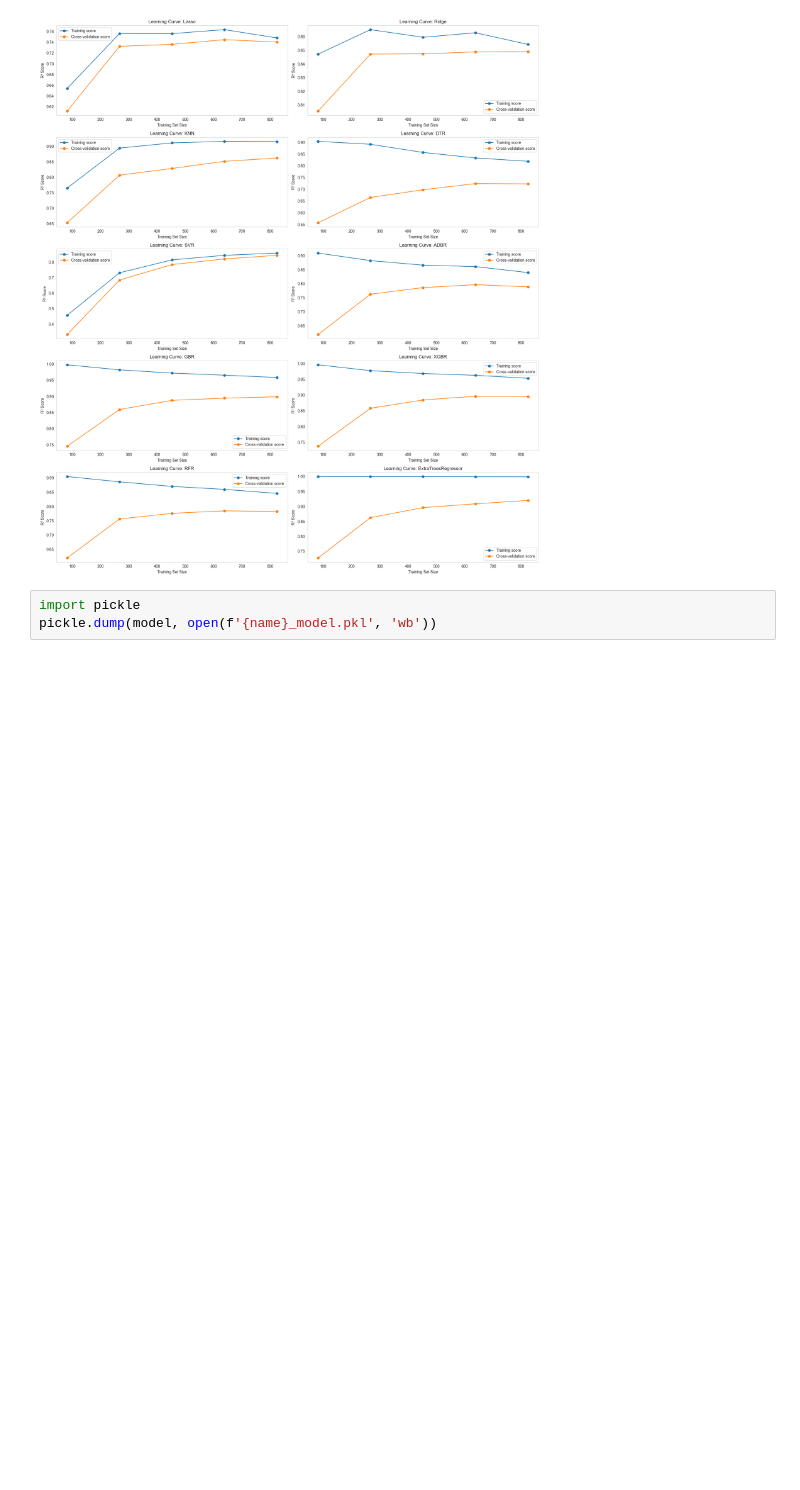
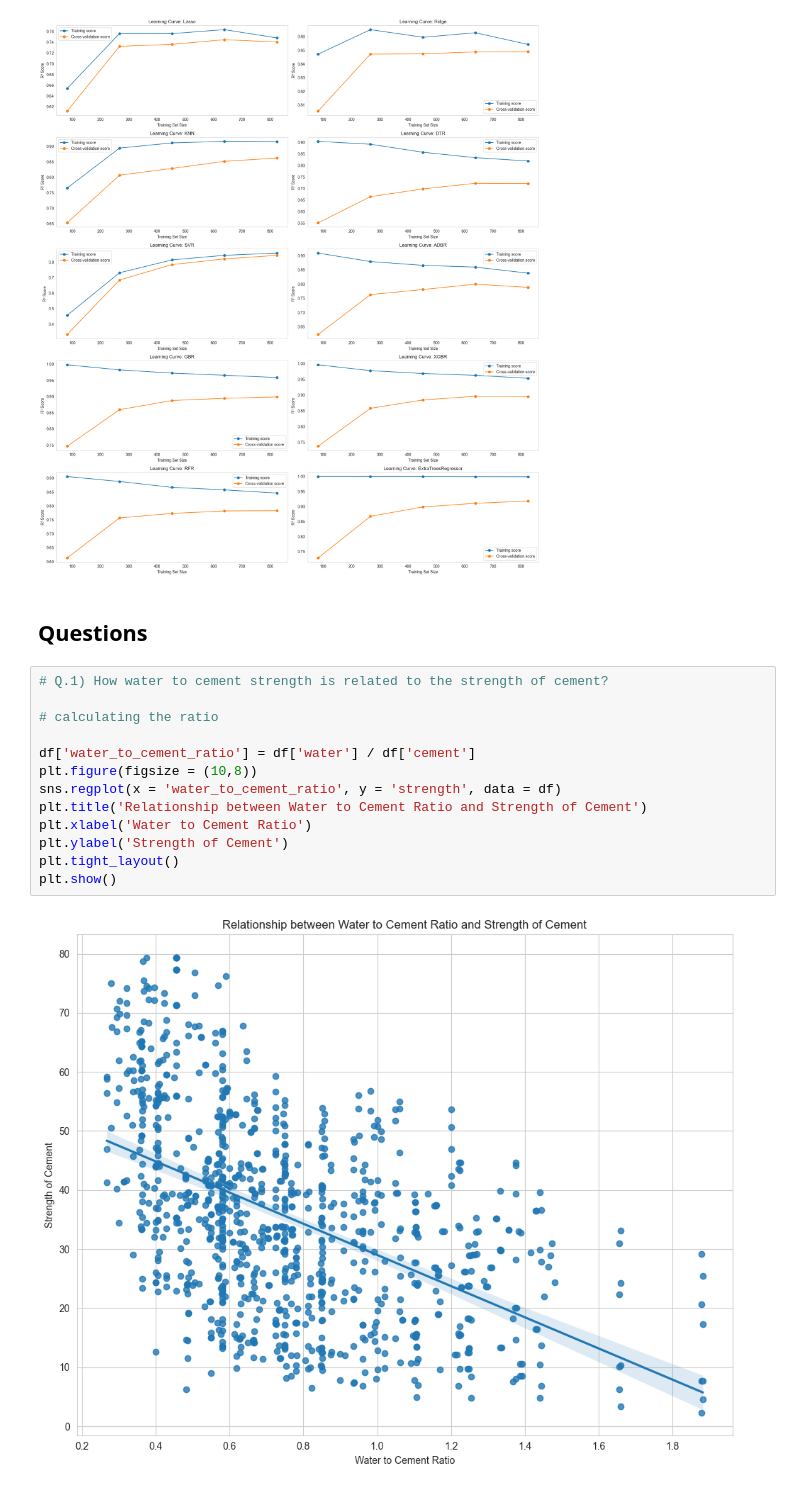
Before and after one commit to Sohail-m09/Cement_Strength_model, a Jupyter notebook: research/Model.ipynb, the cells around one changed output. Saved outputs shown, nothing was run; the diff lists cells and outputs as text; blank space fills up the shorter version.

```diff
--- a/research/Model.ipynb
+++ b/research/Model.ipynb
@@ -575,6 +575,20 @@ plt.tight_layout()
 plt.show()
 # %% [output]
 [figure]
-# %%
-import pickle
-pickle.dump(model, open(f'{name}_model.pkl', 'wb'))
+# %% [markdown]
+## Questions
+# %%
+# Q.1) How water to cement strength is related to the strength of cement?
+
+# calculating the ratio
+
+df['water_to_cement_ratio'] = df['water'] / df['cement']
+plt.figure(figsize = (10,8))
+sns.regplot(x = 'water_to_cement_ratio', y = 'strength', data = df)
+plt.title('Relationship between Water to Cement Ratio and Strength of Cement')
+plt.xlabel('Water to Cement Ratio')
+plt.ylabel('Strength of Cement')
+plt.tight_layout()
+plt.show()
+# %% [output]
+[figure, added]
```
Also changed, not shown: parts of 8 cells of this notebook, 3 other files.
